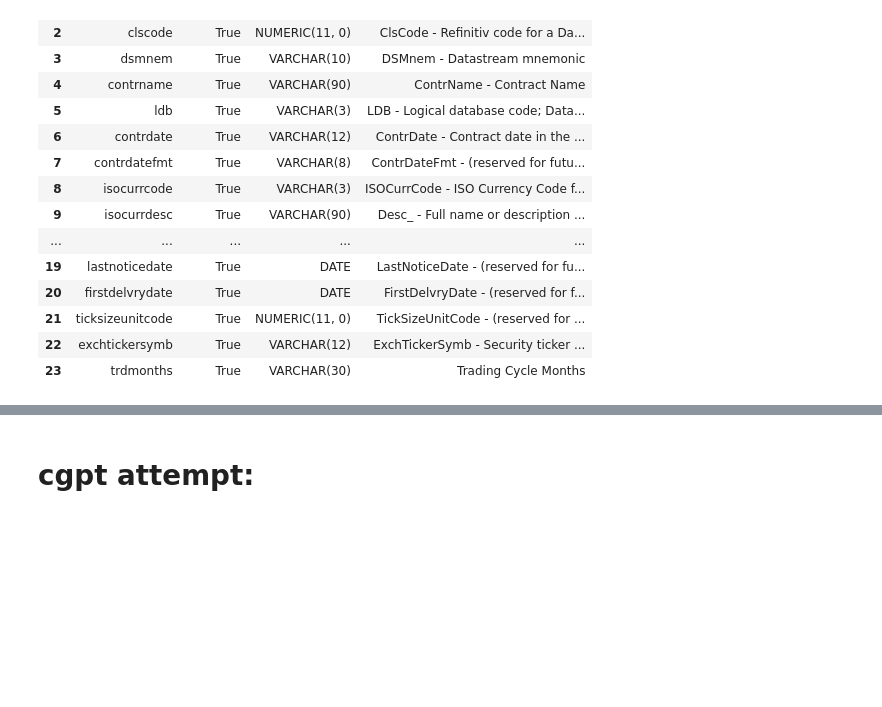
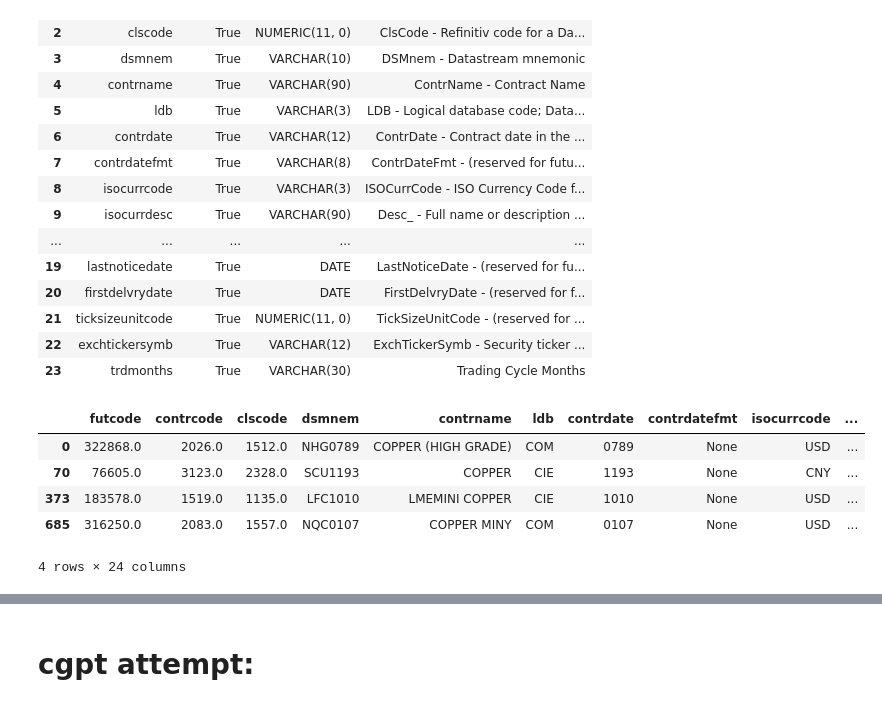
Before and after one commit to kyleparran/final_project_group_09, a Jupyter notebook: src/pull_futures_data_test.ipynb, the cells around one changed output, grey strips where cells are left out. Saved outputs shown, nothing was run; the diff lists cells and outputs as text; code cells hidden in the pictures; blank space fills up the shorter version.

```diff
--- a/src/pull_futures_data_test.ipynb
+++ b/src/pull_futures_data_test.ipynb
@@ -33,5 +33,28 @@ Approximately 435664 rows in tr_ds_fut.wrds_contract_info.
 | 21 | ticksizeunitcode | True | NUMERIC(11, 0) | TickSizeUnitCode - (reserved for ... |
 | 22 | exchtickersymb | True | VARCHAR(12) | ExchTickerSymb - Security ticker ... |
 | 23 | trdmonths | True | VARCHAR(30) | Trading Cycle Months |
+# %%
+query = """SELECT * FROM tr_ds_fut.wrds_contract_info
+        WHERE contrname ILIKE '%%copper%%'
+        ORDER BY startdate ASC
+        LIMIT 1000"""
+        #WHERE exchtickersymb ILIKE '%%PN%%'
+        #WHERE contrname ILIKE '%%Propane%%'
+        #AND contrdate = '0110'
+        #AND ldb = 'COM'
+
+
+
+data = db.raw_sql(query)
+#display(data['contrname'])
+#data['contrname'].unique()
+data.drop_duplicates(subset='contrname', keep='first')
+# %% [output]
+|  | futcode | contrcode | clscode | dsmnem | contrname | ldb | contrdate | contrdatefmt | isocurrcode | ... |
+| 0 | 322868.0 | 2026.0 | 1512.0 | NHG0789 | COPPER (HIGH GRADE) | COM | 0789 | None | USD | ... |
+| 70 | 76605.0 | 3123.0 | 2328.0 | SCU1193 | COPPER | CIE | 1193 | None | CNY | ... |
+| 373 | 183578.0 | 1519.0 | 1135.0 | LFC1010 | LMEMINI COPPER | CIE | 1010 | None | USD | ... |
+| 685 | 316250.0 | 2083.0 | 1557.0 | NQC0107 | COPPER MINY | COM | 0107 | None | USD | ... |
+4 rows × 24 columns
 # %%
 query = """SELECT * FROM tr_ds_fut.wrds_contract_info
```
Also changed, not shown: parts of 29 cells of this notebook, 1 other file.
